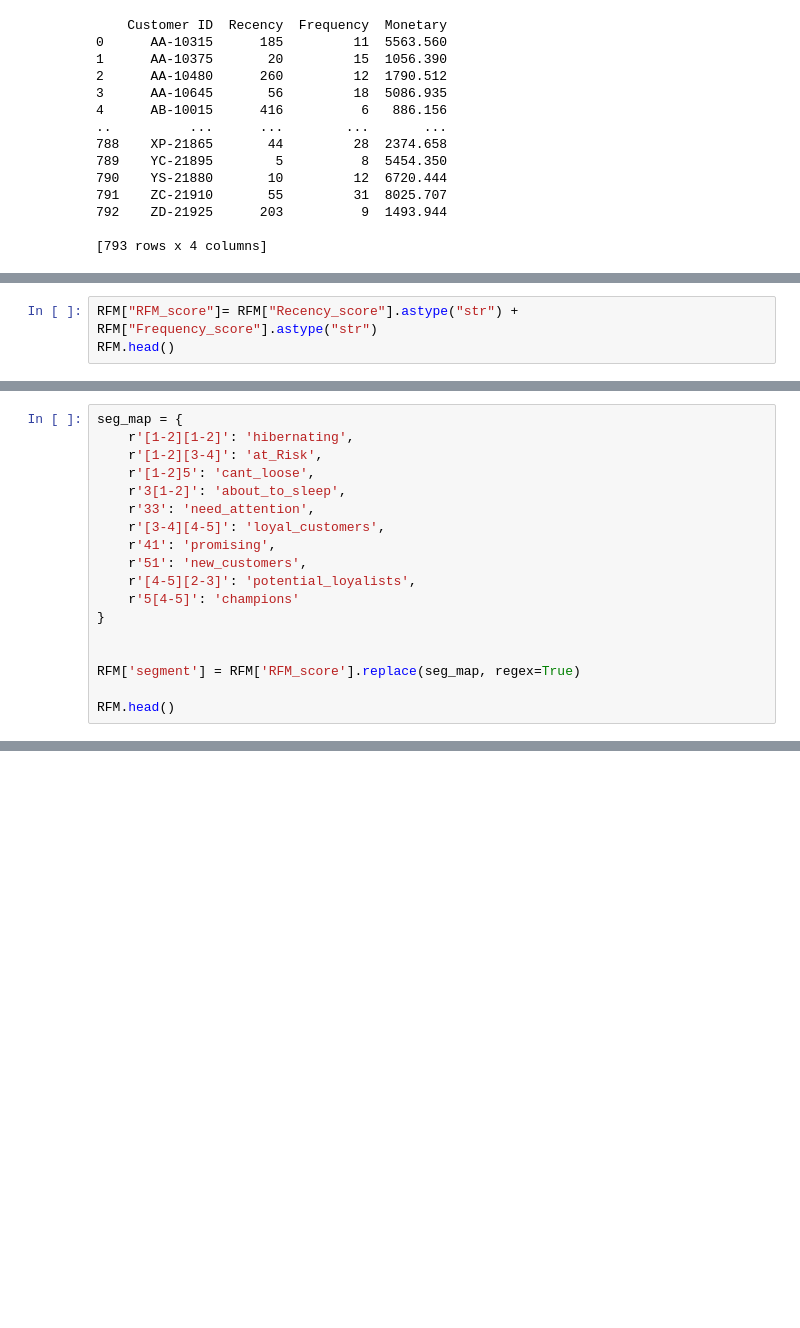
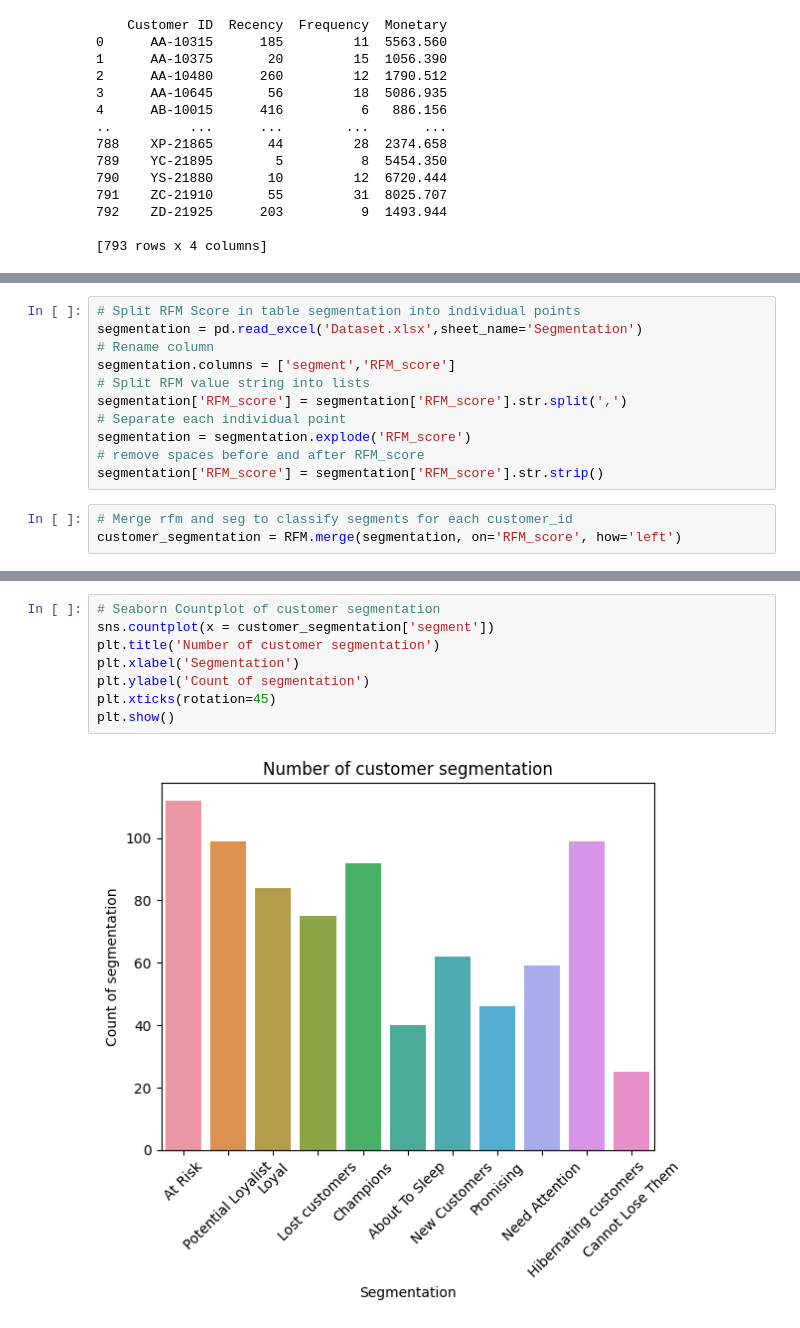
Before and after one commit to MinhAnh99/Python_RFM_Analysis, a Jupyter notebook: MinhAnh_RFM_Analysis_Project.ipynb, the cells around one changed output, grey strips where cells are left out. Saved outputs shown, nothing was run; the diff lists cells and outputs as text; blank space fills up the shorter version.

```diff
--- a/MinhAnh_RFM_Analysis_Project.ipynb
+++ b/MinhAnh_RFM_Analysis_Project.ipynb
@@ -125,3 +119,0 @@ RFM['rfm_score'] = RFM['R'].astype(str) + RFM['F'].astype(str) + RFM['M'].astype
-# %%
-RFM["RFM_score"]= RFM["Recency_score"].astype("str") + RFM["Frequency_score"].astype("str")
-RFM.head()
@@ -135,18 +119,0 @@ RFM.head()
-# %%
-seg_map = {
-    r'[1-2][1-2]': 'hibernating',
-    r'[1-2][3-4]': 'at_Risk',
-    r'[1-2]5': 'cant_loose',
-    r'3[1-2]': 'about_to_sleep',
-    r'33': 'need_attention',
-    r'[3-4][4-5]': 'loyal_customers',
-    r'41': 'promising',
-    r'51': 'new_customers',
-    r'[4-5][2-3]': 'potential_loyalists',
-    r'5[4-5]': 'champions'
-}
-
-
-RFM['segment'] = RFM['RFM_score'].replace(seg_map, regex=True)
-
-RFM.head()
@@ -214,0 +123,14 @@ plt.show()
+# %%
+# Split RFM Score in table segmentation into individual points
+segmentation = pd.read_excel('Dataset.xlsx',sheet_name='Segmentation')
+# Rename column
+segmentation.columns = ['segment','RFM_score']
+# Split RFM value string into lists
+segmentation['RFM_score'] = segmentation['RFM_score'].str.split(',')
+# Separate each individual point
+segmentation = segmentation.explode('RFM_score')
+# remove spaces before and after RFM_score
+segmentation['RFM_score'] = segmentation['RFM_score'].str.strip()
+# %%
+# Merge rfm and seg to classify segments for each customer_id
+customer_segmentation = RFM.merge(segmentation, on='RFM_score', how='left')
@@ -214,0 +158,10 @@ plt.show()
+# %%
+# Seaborn Countplot of customer segmentation
+sns.countplot(x = customer_segmentation['segment'])
+plt.title('Number of customer segmentation')
+plt.xlabel('Segmentation')
+plt.ylabel('Count of segmentation')
+plt.xticks(rotation=45)
+plt.show()
+# %% [output]
+[figure, added]
```
Also changed, not shown: parts of 15 cells of this notebook.
